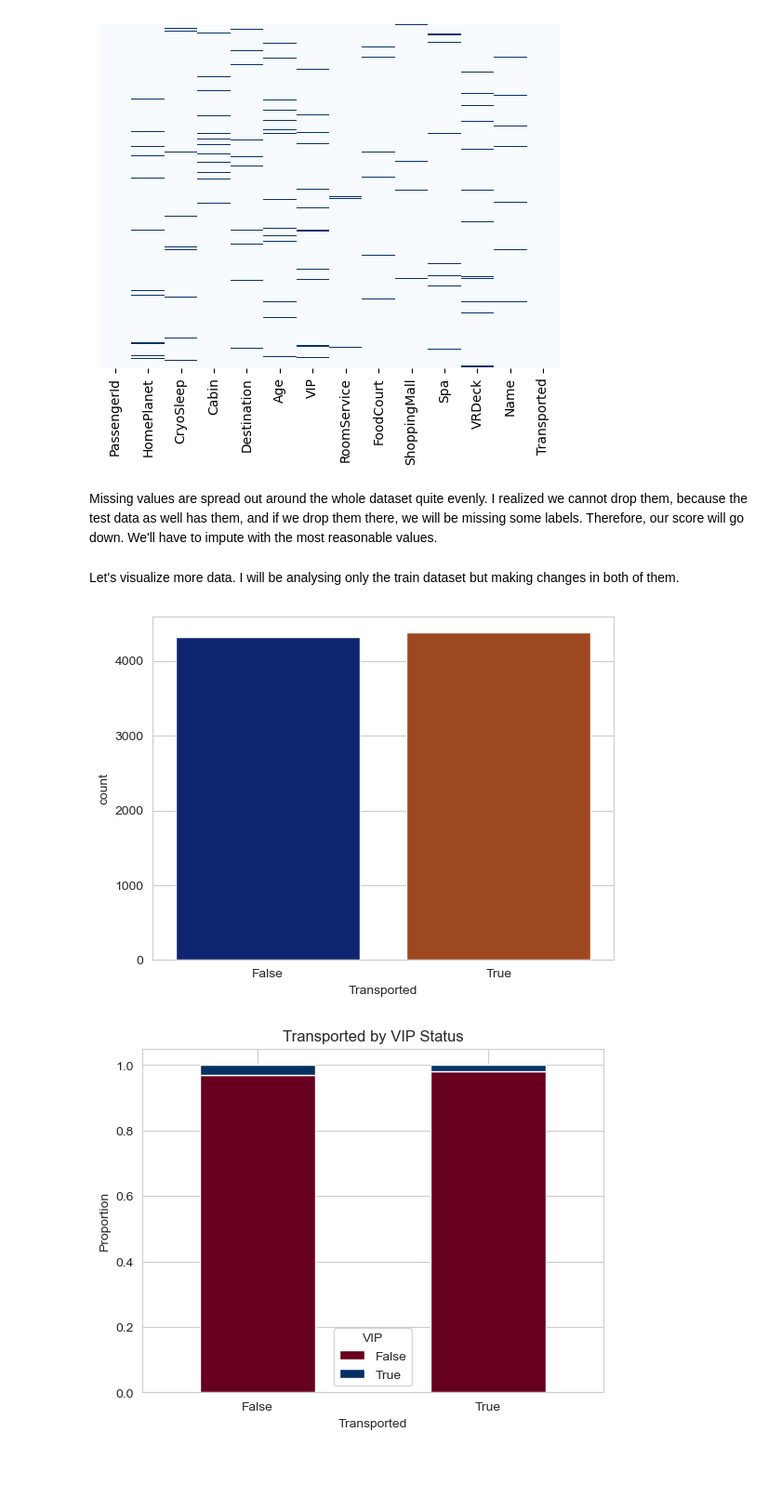
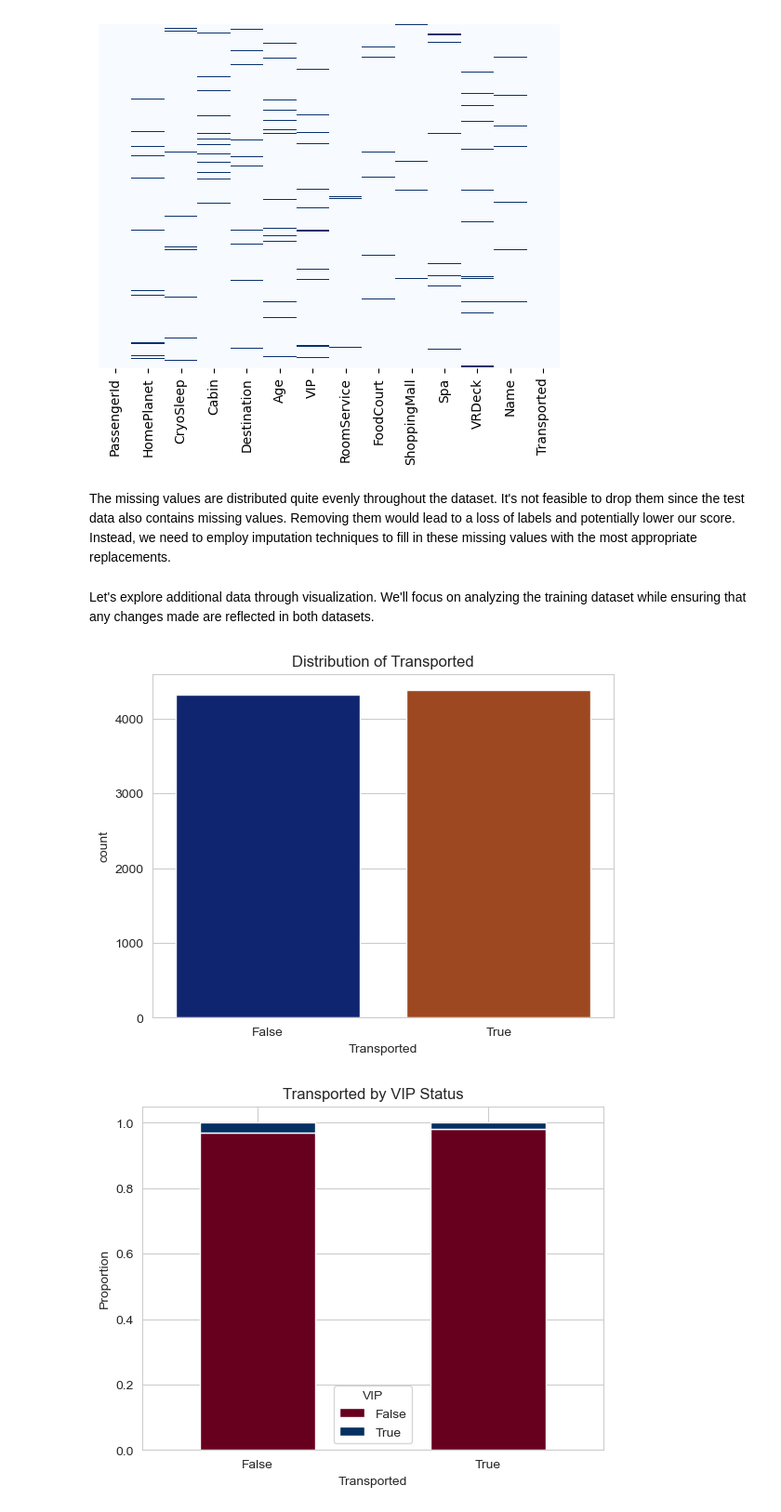
Before and after one commit to AnnaAnastasy/spaceship, a Jupyter notebook: spaceship.ipynb, the cells around one changed output. Shown: that part at 93% size. Saved outputs shown, nothing was run; the diff lists cells and outputs as text; code cells hidden in the pictures; blank space fills up the shorter version.

```diff
--- a/spaceship.ipynb
+++ b/spaceship.ipynb
@@ -145,16 +148,21 @@ Around 2 % of our data is missing in almost all the columns, but let's see how t
 sns.heatmap(df_train.isnull(), yticklabels=False, cbar=False, cmap='Blues');
 # %% [output]
 [figure]
-# %% [markdown]
-Missing values are spread out around the whole dataset quite evenly.
-I realized we cannot drop them, because the test data as well has them, and if we drop them there, we will be missing some labels. Therefore, our score will go down. We'll have to impute with the most reasonable values.
-# %% [markdown]
-Let's visualize more data. I will be analysing only the train dataset but making changes in both of them.
-# %%
-sns.set_style('whitegrid')
-sns.countplot(x='Transported', data=df_train, palette='dark');
-# %% [output]
-[figure, removed]
+# %% [markdown]
+The missing values are distributed quite evenly throughout the dataset. It's not feasible to drop them since the test data also contains missing values. Removing them would lead to a loss of labels and potentially lower our score. Instead, we need to employ imputation techniques to fill in these missing values with the most appropriate replacements.
+# %% [markdown]
+Let's explore additional data through visualization. We'll focus on analyzing the training dataset while ensuring that any changes made are reflected in both datasets.
+# %%
+sns.set_style('whitegrid')
+
+# Create a count plot to visualize the distribution of the 'Transported' column in the df_train DataFrame
+sns.countplot(x='Transported', data=df_train, palette='dark')
+
+# Add a title to the plot
+plt.title('Distribution of Transported')
+plt.show()
+# %% [output]
+[figure, added]
 # %%
 # Create a cross-tabulation
 ct = pd.crosstab(df_train['Transported'], df_train['VIP'], normalize='index')
```
Also changed, not shown: parts of 52 cells of this notebook, 1 other file.
